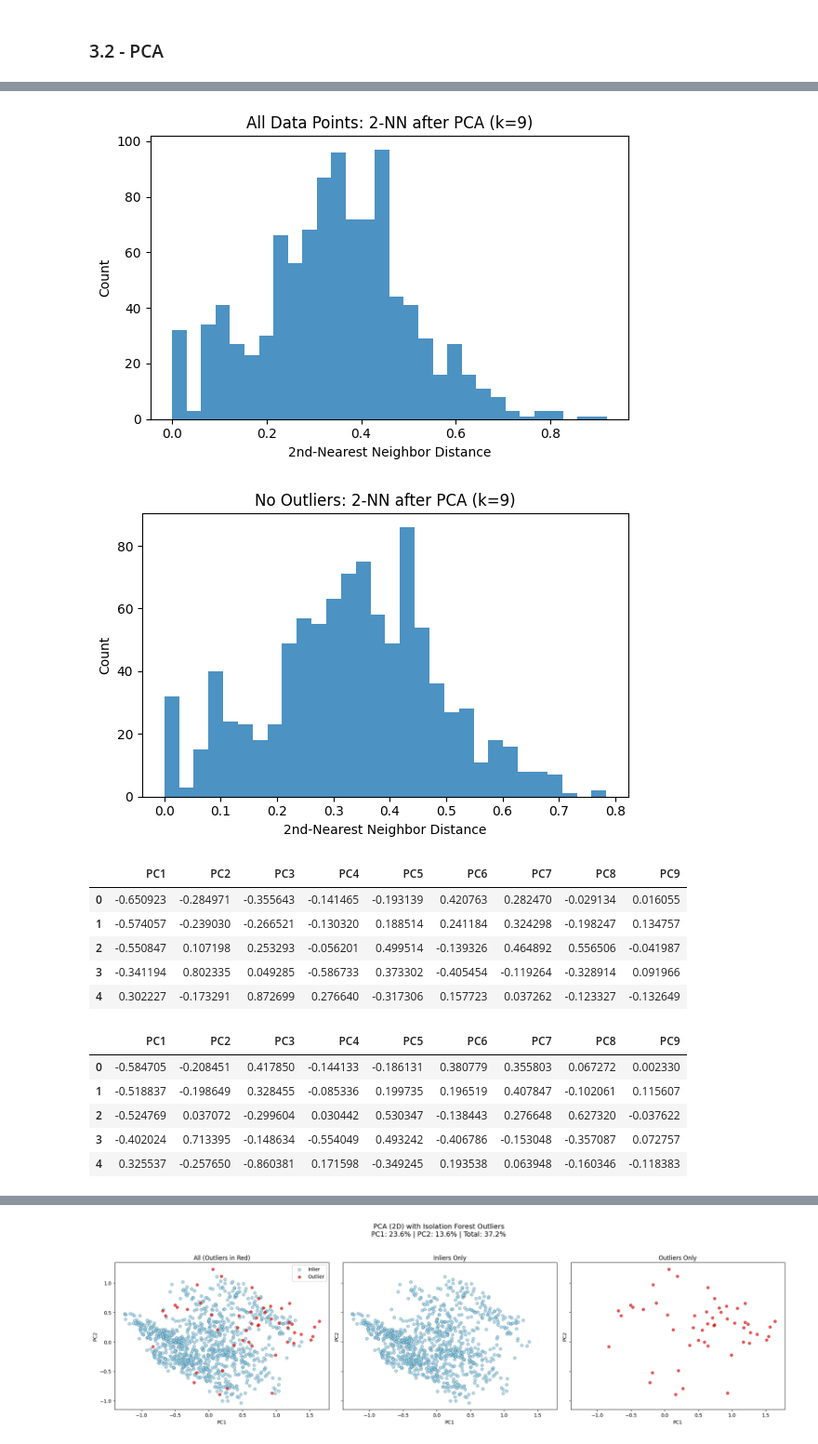
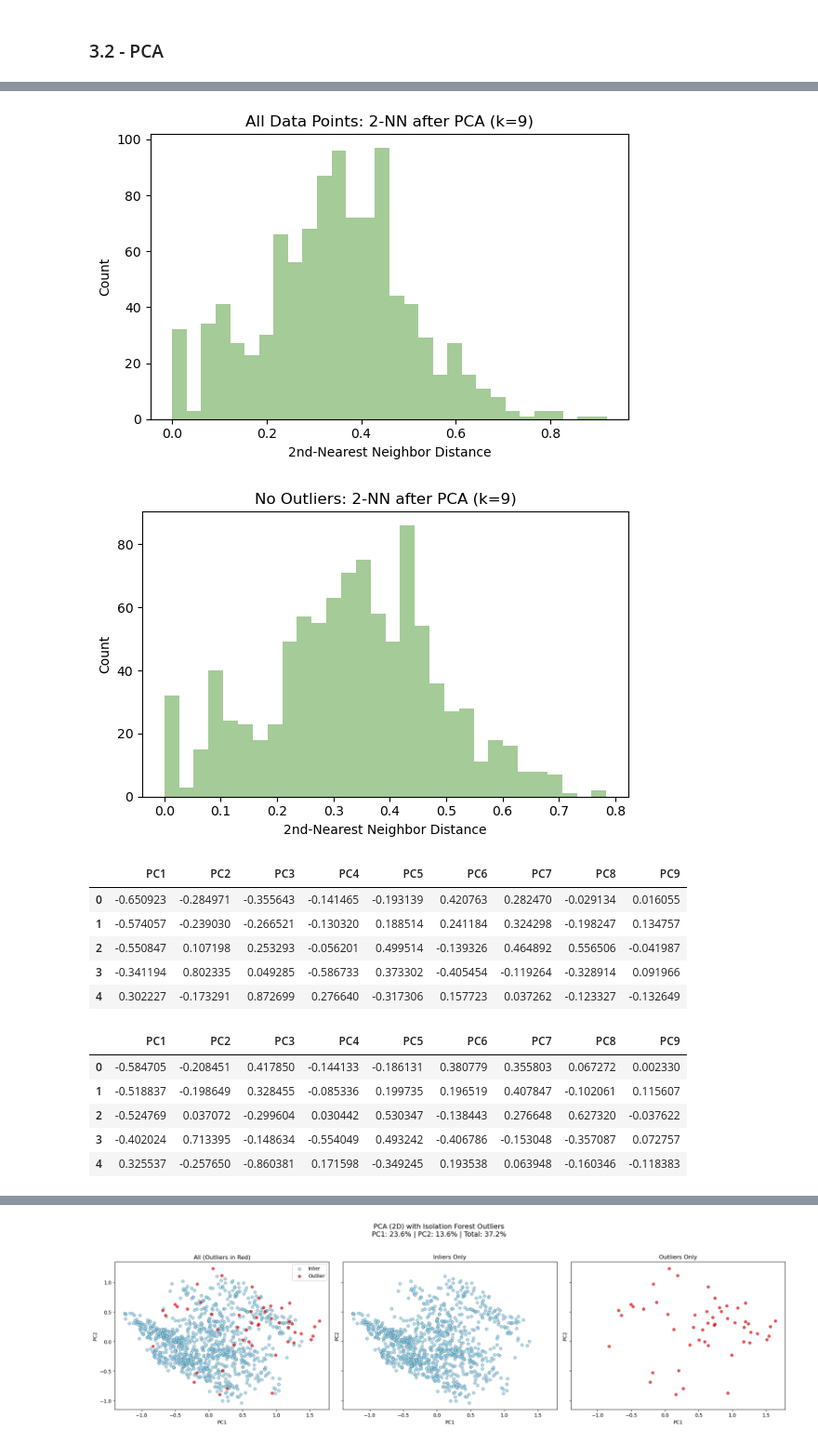
Before and after one commit to enricovaccari/Mapping_The_Italian_Climate_Mindscape, a Jupyter notebook: notebooks/03_eda_preprocessing.ipynb, the cells around one changed output, grey strips where cells are left out. Shown at 93% size. Drawn from its saved outputs; the diff is of its cells as text; code cells hidden in the pictures.

```diff
--- a/notebooks/03_eda_preprocessing.ipynb
+++ b/notebooks/03_eda_preprocessing.ipynb
@@ -648,7 +696,11 @@ def diagnose_curse_of_dimensionality(
 
     if plot:
         plt.figure(figsize=(6,4))
-        plt.hist(nn_dist, bins=30, alpha=0.8)
+        plt.hist(
+            nn_dist,
+            bins=30,
+            alpha=0.8,
+            color="#8FBF7F")
         plt.xlabel('2nd-Nearest Neighbor Distance')
         plt.ylabel('Count')
         plt.title(title or f'NN Distance Histogram (d={X.shape[1]})')
@@ -1225,7 +1275,7 @@ def plot_pca_biplot(Z, pca, feature_names, pcs=(1,2), scale_arrows=1.0, title=No
     plt.tight_layout(); plt.show()
 # %%
 # =========================
-# PCA selection, reduction, and interpretability (no scaling inside)
+# PCA selection, reductionand interpretability (no scaling inside)
 # =========================
 
 # 1) Choose k for full dataset
@@ -1288,9 +1338,13 @@ if k_no >= 2:
 else:
     print("[Warn] k_no < 2 — skipping 2-NN histogram.")
 
-# 6) Also prepare 2D embeddings for plotting (no plots yet)
+# 6) Also prepare 2D and 3D embeddings for plotting (no plots yet)
 cluster_df_pca_2D,       pca2_full = reduce_to_2d(cluster_df_scaled)
 cluster_df_pca_2D_noOut, pca2_no   = reduce_to_2d(cluster_df_scaled_noOut)
+
+cluster_df_pca_3D,       pca3_full = reduce_to_k(cluster_df_scaled, 3)
+cluster_df_pca_3D_noOut, pca3_no   = reduce_to_k(cluster_df_scaled_noOut, 3)
+
 
 # Quick peek at the reduced DataFrames
 display(cluster_df_pca.head(), cluster_df_pca_noOut.head(),
@@ -1349,5 +1403,5 @@ if pca_no_check.n_components_ >= 2:
-[figure, old version]
+[figure, new version]
-[figure, old version]
+[figure, new version]
 |  | PC1 | PC2 | PC3 | PC4 | PC5 | PC6 | PC7 | PC8 | PC9 |
 | 0 | -0.650923 | -0.284971 | -0.355643 | -0.141465 | -0.193139 | 0.420763 | 0.282470 | -0.029134 | 0.016055 |
 | 1 | -0.574057 | -0.239030 | -0.266521 | -0.130320 | 0.188514 | 0.241184 | 0.324298 | -0.198247 | 0.134757 |
```
Also changed, not shown: parts of 30 cells of this notebook, 4 other files.
